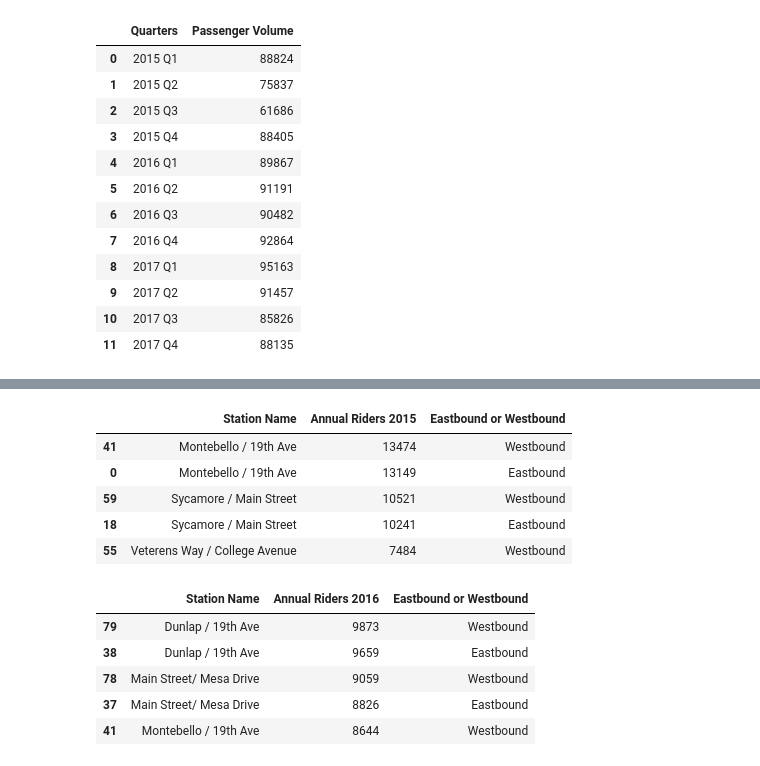
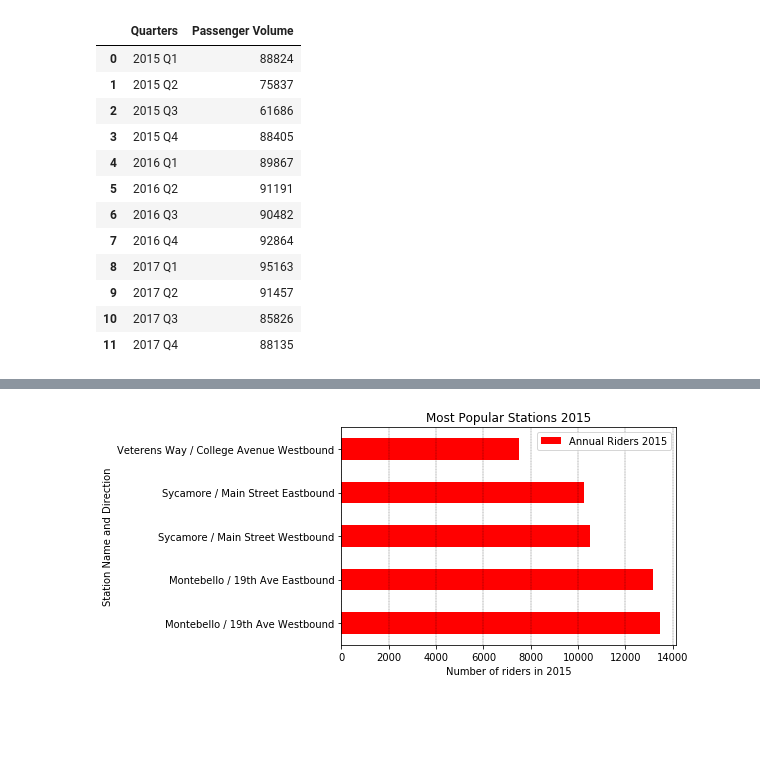
Before and after one commit to Sephka/Project1, a Jupyter notebook: Project_Folder/Project_1_v1.ipynb, the cells around one changed output, grey strips where cells are left out. Cells and saved outputs as stored; diff of their text form; code cells hidden in the pictures; blank space fills up the shorter version.

```diff
--- a/Project_Folder/Project_1_v1.ipynb
+++ b/Project_Folder/Project_1_v1.ipynb
@@ -224,23 +203,18 @@ plt.savefig('Most Popular Direction.png')
 # %%
 # What are the busiest light rail locations annually?
+pd.options.mode.chained_assignment = None  # default='warn'
 annual_riders_15_df = renamed_rail_df[['Station Name', 'Annual Riders 2015', 'Eastbound or Westbound']]
 annual_riders_16_df = renamed_rail_df[['Station Name', 'Annual Riders 2016', 'Eastbound or Westbound']]
 annual_riders_17_df = renamed_rail_df[['Station Name', 'Annual Riders 2017', 'Eastbound or Westbound']]
 
-annual_riders_15_df.nlargest(5, 'Annual Riders 2015')
+annual_riders_15_df.loc[:,'Station Name and Direction'] = annual_riders_15_df['Station Name'] + " " + annual_riders_15_df['Eastbound or Westbound']
+top_stations_15_df = annual_riders_15_df.nlargest(5, 'Annual Riders 2015')
+top_stations_15_df
+ax = top_stations_15_df.plot(kind='barh', x='Station Name and Direction', y='Annual Riders 2015', color='red', title='Most Popular Stations 2015')
+ax.xaxis.grid(linestyle='--', linewidth='0.3', color='black')
+ax.set_xlabel('Number of riders in 2015')
+
+# Save the Figure
+plt.savefig('Most Popular Stations 2015.png')
 # %% [output]
-|  | Station Name | Annual Riders 2015 | Eastbound or Westbound |
-| 41 | Montebello / 19th Ave | 13474 | Westbound |
-| 0 | Montebello / 19th Ave | 13149 | Eastbound |
-| 59 | Sycamore / Main Street | 10521 | Westbound |
-| 18 | Sycamore / Main Street | 10241 | Eastbound |
-| 55 | Veterens Way / College Avenue | 7484 | Westbound |
+[figure, added]
-# %%
-annual_riders_16_df.nlargest(5, 'Annual Riders 2016')
-# %% [output]
-|  | Station Name | Annual Riders 2016 | Eastbound or Westbound |
-| 79 | Dunlap / 19th Ave | 9873 | Westbound |
-| 38 | Dunlap / 19th Ave | 9659 | Eastbound |
-| 78 | Main Street/ Mesa Drive | 9059 | Westbound |
-| 37 | Main Street/ Mesa Drive | 8826 | Eastbound |
-| 41 | Montebello / 19th Ave | 8644 | Westbound |
```
Also changed, not shown: parts of 13 cells of this notebook, 6 other files.
